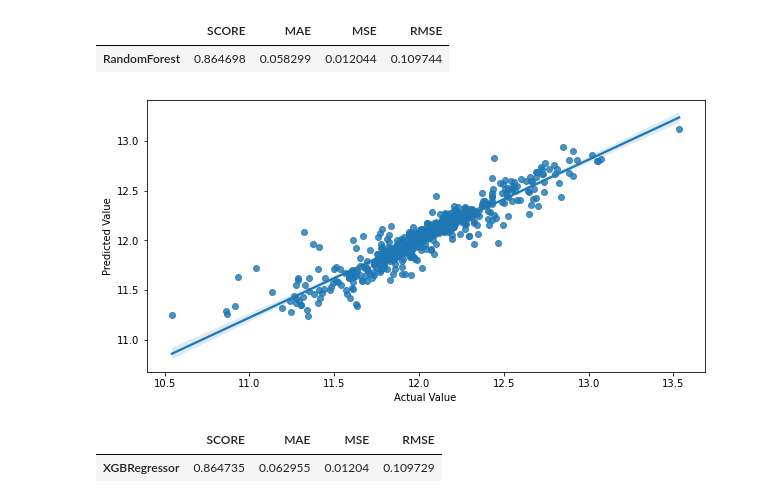
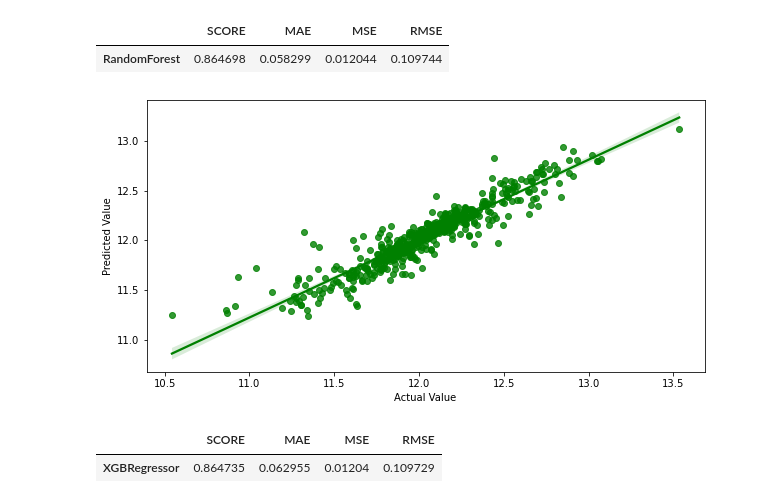
Before and after one commit to isoori/AdvancedHousePrice, a Jupyter notebook: AdvanceHousePrice.ipynb, the cells around one changed output. Saved outputs shown, nothing was run; the diff lists cells and outputs as text; code cells hidden in the pictures.

```diff
--- a/AdvanceHousePrice.ipynb
+++ b/AdvanceHousePrice.ipynb
@@ -183,14 +183,14 @@ m3
 # %% [output]
 |  | SCORE | MAE | MSE | RMSE |
 | RandomForest | 0.864698 | 0.058299 | 0.012044 | 0.109744 |
-# %%
-plt.figure(figsize=(10,5))
-plt.xlabel('Actual Value')
-plt.ylabel('Predicted Value')
-sns.regplot(y_test.values,predictionf)
-plt.show()
-# %% [output]
-[figure, removed]
+# %%
+plt.figure(figsize=(10,5))
+plt.xlabel('Actual Value')
+plt.ylabel('Predicted Value')
+sns.regplot(y_test.values,predictionf,color='green')
+plt.show()
+# %% [output]
+[figure, added]
 # %%
 xgb = XGBRegressor()
 xgb.fit(X_train,y_train)
```
Also changed, not shown: parts of 14 cells of this notebook.
